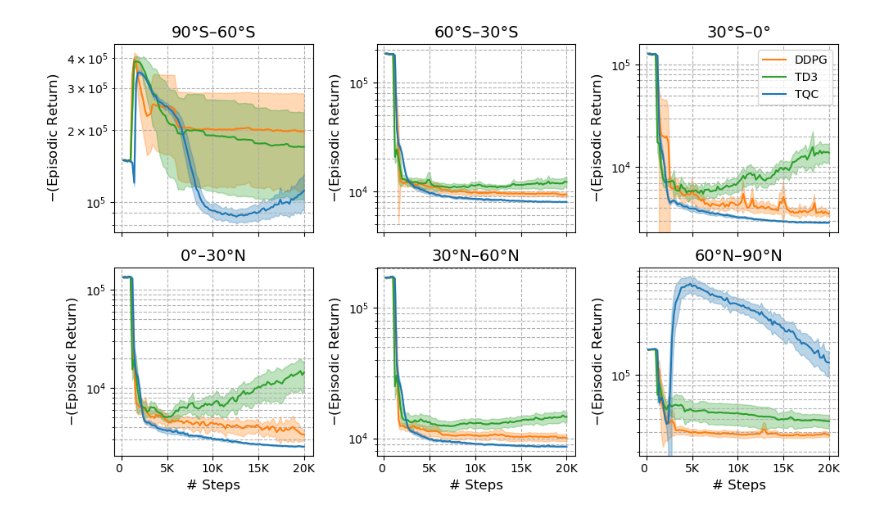
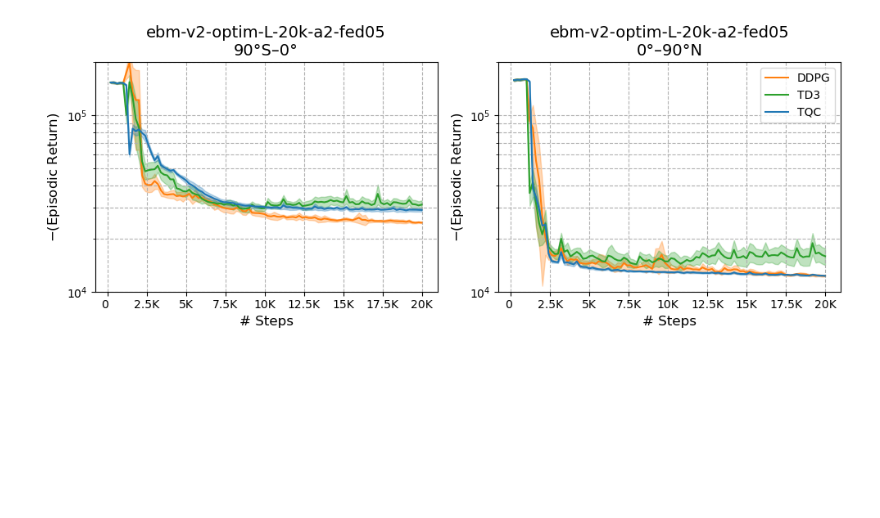
Before and after one commit to p3jitnath/climate-rl-fedRL, a Jupyter notebook: notebooks/EBM 2.401 - Generate ebm-v2 FedRL Results.ipynb, the cells around one changed output. Drawn from its saved outputs; the diff is of its cells as text; code cells hidden in the pictures; blank space fills up the shorter version.

Commit message:
minor changes to plotting code

```diff
--- a/notebooks/EBM 2.401 - Generate ebm-v2 FedRL Results.ipynb
+++ b/notebooks/EBM 2.401 - Generate ebm-v2 FedRL Results.ipynb
@@ -30,9 +30,9 @@ IMGS_DIR = f"{BASE_DIR}/results/imgs/"
 
 # EXP_ID = "ebm-v2-optim-L-20k-a6-fed05"
 # EXP_ID = "ebm-v2-optim-L-20k-a6-fed10"
-EXP_ID = "ebm-v2-optim-L-20k-a6-nofed"
+# EXP_ID = "ebm-v2-optim-L-20k-a6-nofed"
 
-# EXP_ID = "ebm-v2-optim-L-20k-a2-fed05"
+EXP_ID = "ebm-v2-optim-L-20k-a2-fed05"
 # EXP_ID = "ebm-v2-optim-L-20k-a2-fed10"
 # EXP_ID = "ebm-v2-optim-L-20k-a2-nofed"
 
@@ -168,32 +168,33 @@ for cid in range(num_clients):
             color=algo_colours.get(algo, "k"),
         )
         ax.fill_between(
             global_steps,
             np.array(means) - 1.96 * np.array(std_devs),
             np.array(means) + 1.96 * np.array(std_devs),
             color=algo_colours.get(algo, "k"),
             alpha=0.3,
         )
-    ax.set_title(f"{labels[cid]}", fontsize=14)
+    ax.set_title(f"{EXP_ID}\n{labels[cid]}", fontsize=14)
     ax.set_yscale("log")
+    ax.set_ylim(top=2e5, bottom=1e4)
     ax.grid(True, which="both", ls="--")
     ax.xaxis.set_major_formatter(plt.FuncFormatter(format_func))
     ax.set_ylabel("$-\mathrm{(Episodic~Return)}$", fontsize=12)
     ax.tick_params(axis="both", which="major", labelsize=10)
     if (num_clients == 2 and cid >= 0) or (num_clients == 6 and cid >= 3):
         ax.set_xlabel("# Steps", fontsize=12)
     if (num_clients == 2 and cid == 1) or (num_clients == 6 and cid == 2):
         ax.legend(fontsize=10)
 
 plt.tight_layout()
 
 for ext in ["pdf", "png"]:
     plt.savefig(
         f"{IMGS_DIR}/{ext}/{EXP_ID}_log10_cid_episodic_returns.{ext}",
         dpi=300,
         bbox_inches="tight",
     )
 
 plt.show()
 # %% [output]
-[figure, old version]
+[figure, new version]
```
Also changed, not shown: parts of 1 cell of this notebook, 1 other file.
